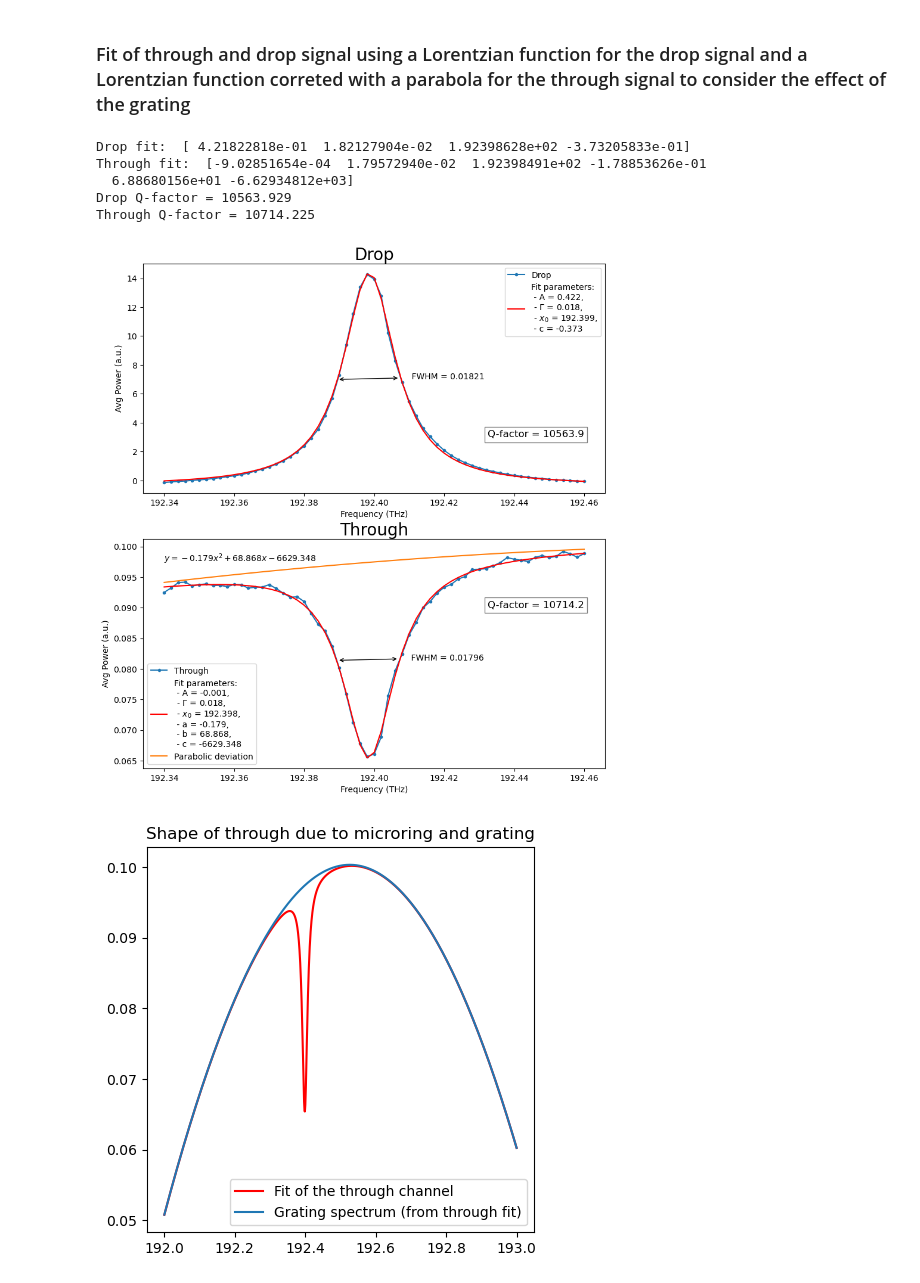
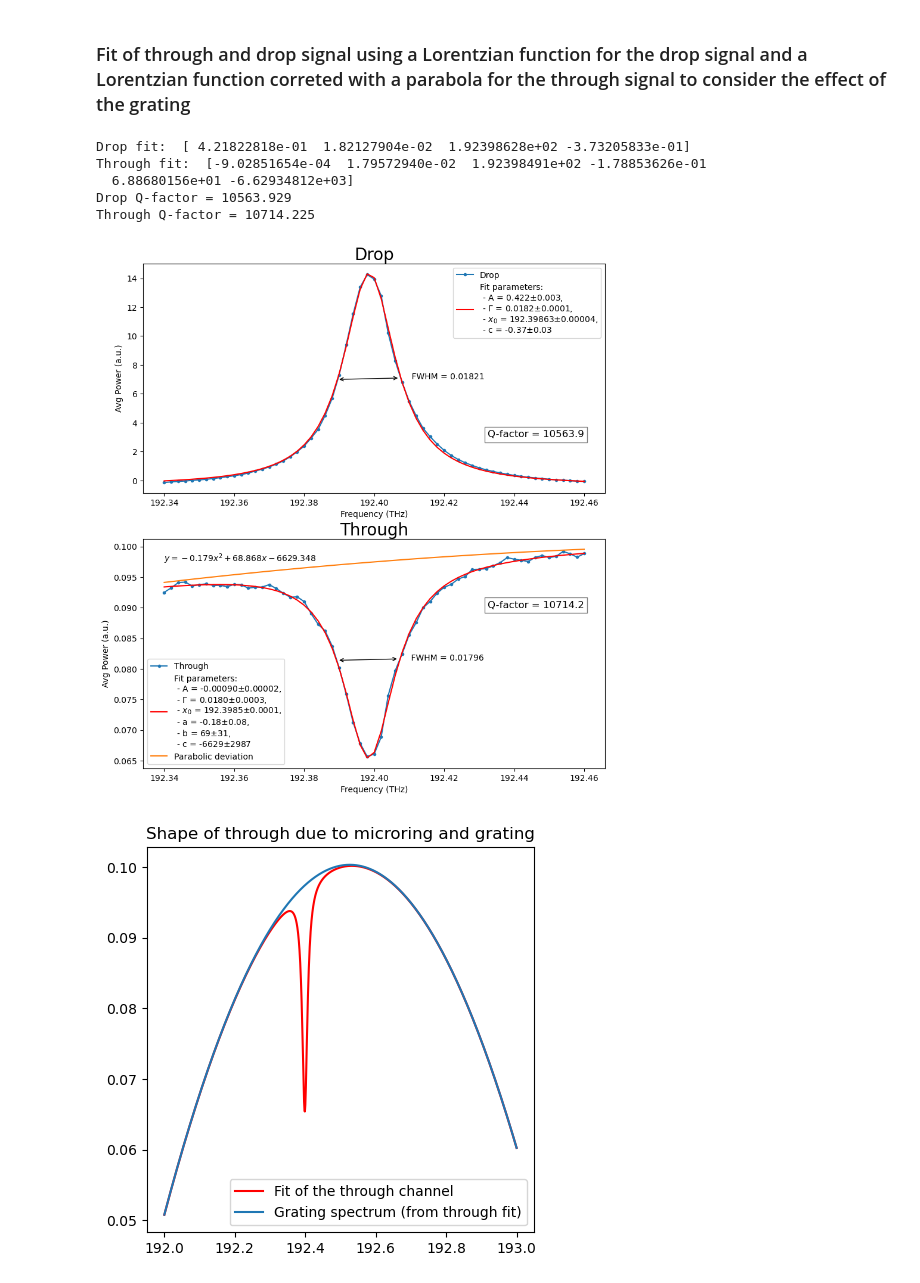
Before and after one commit to Ferri-00/LabPh-MRArray, a Jupyter notebook: 1_Ring/Analysis.ipynb, the cells around one changed output. Drawn from its saved outputs; the diff is of its cells as text; code cells hidden in the pictures.

Commit message:
add error to fit parameter and new figure saved

```diff
--- a/1_Ring/Analysis.ipynb
+++ b/1_Ring/Analysis.ipynb
@@ -31,7 +31,11 @@ def correctedLorentzian (xx, A, gamma, x0, a, b, c):
 # %% [markdown]
 ### Fit of through and drop signal using a Lorentzian function for both
 # %%
-popt_dr, _ = curve_fit(lorentzian, x, y_dr, p0=[14, 1, 192.4, 0])
+popt_dr, pcov_dr = curve_fit(lorentzian, x, y_dr, p0=[14, 1, 192.4, 0])
+d_A_dr = np.sqrt(pcov_dr[0][0])
+d_gamma_dr = np.sqrt(pcov_dr[1][1])
+d_x0_dr = np.sqrt(pcov_dr[2][2])
+d_c_dr = np.sqrt(pcov_dr[3][3])
 print('Drop fit: ', popt_dr)
 Q_dr = popt_dr[2]/popt_dr[1]
 print('Drop Q-factor = %.3f' % Q_dr)
@@ -86,9 +90,16 @@ Through Q-factor = 10786.640
 # %% [markdown]
 ### Fit of through and drop signal using a Lorentzian function for the drop signal and a Lorentzian function correted with a parabola for the through signal to consider the effect of the grating
 # %%
-popt_th, _ = curve_fit(correctedLorentzian, x, y_th,p0=[1, -1, 192, 0, 0.08, 1],
+popt_th, pcov_th = curve_fit(correctedLorentzian, x, y_th,p0=[1, -1, 192, 0, 0.08, 1],
                         # bounds=([-np.inf,0,-np.inf,-np.inf,-np.inf,-np.inf], [np.inf, np.inf, np.inf, np.inf, np.inf, np.inf]),
                         maxfev=100000)
+d_A_th = np.sqrt(pcov_th[0][0])
+d_gamma_th = np.sqrt(pcov_th[1][1])
+d_x0_th = np.sqrt(pcov_th[2][2])
+d_a_th = np.sqrt(pcov_th[3][3])
+d_b_th = np.sqrt(pcov_th[4][4])
+d_c_th = np.sqrt(pcov_th[5][5])
+
 print('Drop fit: ', popt_dr)
 print('Through fit: ', popt_th)
 Q_th = popt_th[2]/popt_th[1]
@@ -101,7 +112,8 @@ fig.subplots_adjust(hspace=0.2)
 ax[0].plot(x,y_dr,'.-',label='Drop')
 ax[0].set_title('Drop', fontsize=20, pad=1.0)
 ax[0].plot(x, lorentzian(x, *popt_dr), 'r-',
-           label='Fit parameters:\n - A = %5.3f,\n - $\Gamma$ = %5.3f,\n - $x_0$ = %5.3f,\n - c = %5.3f' % tuple(popt_dr))
+           label='Fit parameters:\n - A = %.3f$\pm$%.3f,\n - $\Gamma$ = %.4f$\pm$%.4f,\n - $x_0$ = %.5f$\pm$%.5f,\n - c = %.2f$\pm$%.2f'
+           % tuple([popt_dr[0], d_A_dr, popt_dr[1], d_gamma_dr, popt_dr[2], d_x0_dr, popt_dr[3], d_c_dr]))
 ax[0].annotate(text='    FWHM = %5.5f' % popt_dr[1],
                xy=(popt_dr[2] - popt_dr[1]/2,popt_dr[0]/popt_dr[1]/math.pi + popt_dr[3]),
                xytext=(popt_dr[2] + popt_dr[1]/2,popt_dr[0]/popt_dr[1]/math.pi + popt_dr[3]),
@@ -111,35 +123,36 @@ ax[0].text(192.46, 3, 'Q-factor = %.1f' % Q_dr, fontsize = 12,
            bbox = dict(facecolor = 'white', alpha = 0.5))
 
 ax[1].plot(x,y_th,'.-',label='Through')
 ax[1].set_title('Through', fontsize=20, pad=1.0)
 ax[1].plot(x, correctedLorentzian(x, *popt_th), 'r-',
-           label='Fit parameters:\n - A = %5.3f,\n - $\Gamma$ = %5.3f,\n - $x_0$ = %5.3f,\n - a = %5.3f,\n - b = %5.3f,\n - c = %5.3f' % tuple(popt_th))
+           label='Fit parameters:\n - A = %.5f$\pm$%.5f,\n - $\Gamma$ = %.4f$\pm$%.4f,\n - $x_0$ = %.4f$\pm$%.4f,\n - a = %.2f$\pm$%.2f,\n - b = %.0f$\pm$%.0f,\n - c = %.0f$\pm$%.0f'
+           % tuple([popt_th[0], d_A_th, popt_th[1], d_gamma_th, popt_th[2], d_x0_th, popt_th[3], d_a_th, popt_th[4], d_b_th, popt_th[5], d_c_th]))
 ax[1].annotate(text='    FWHM = %5.5f' % popt_th[1],
                xy=(popt_th[2] - popt_th[1]/2, popt_th[0]/popt_th[1]/math.pi + popt_th[3]*popt_th[2]**2 + popt_th[4]*popt_th[2] + popt_th[5]),
                xytext=(popt_th[2] + popt_th[1]/2, popt_th[0]/popt_th[1]/math.pi + popt_th[3]*popt_th[2]**2 + popt_th[4]*popt_th[2] + popt_th[5]),
                arrowprops=dict(arrowstyle='<->'))
 ax[1].text(192.46, 0.09, 'Q-factor = %.1f' % Q_th, fontsize = 12,
            horizontalalignment='right',
            bbox = dict(facecolor = 'white', alpha = 0.5))
 ax[1].plot(x, popt_th[3]*x**2 + popt_th[4]*x + popt_th[5],label='Parabolic deviation')
 ax[1].text(192.34, 0.0975, '$y = %.3f x^2 + %.3f x  %.3f$' % tuple(popt_th[3:]), fontsize = 10,
            horizontalalignment='left')
 
 for ii in [0,1]:
     # ax[ii].title.set_size(20)
     ax[ii].set_xlabel('Frequency (THz)')
     ax[ii].set_ylabel('Avg Power (a.u.)')
     ax[ii].legend()
 
 
 plt.show()
 # %% [output]
 Drop fit:  [ 4.21822818e-01  1.82127904e-02  1.92398628e+02 -3.73205833e-01]
 Through fit:  [-9.02851654e-04  1.79572940e-02  1.92398491e+02 -1.78853626e-01
   6.88680156e+01 -6.62934812e+03]
 Drop Q-factor = 10563.929
 Through Q-factor = 10714.225
-[figure, old version]
+[figure, new version]
 # %%
 def parabola(xx, a, b, c):
     return a*xx**2 + b*xx + c
```
Also changed, not shown: 1 other file.
